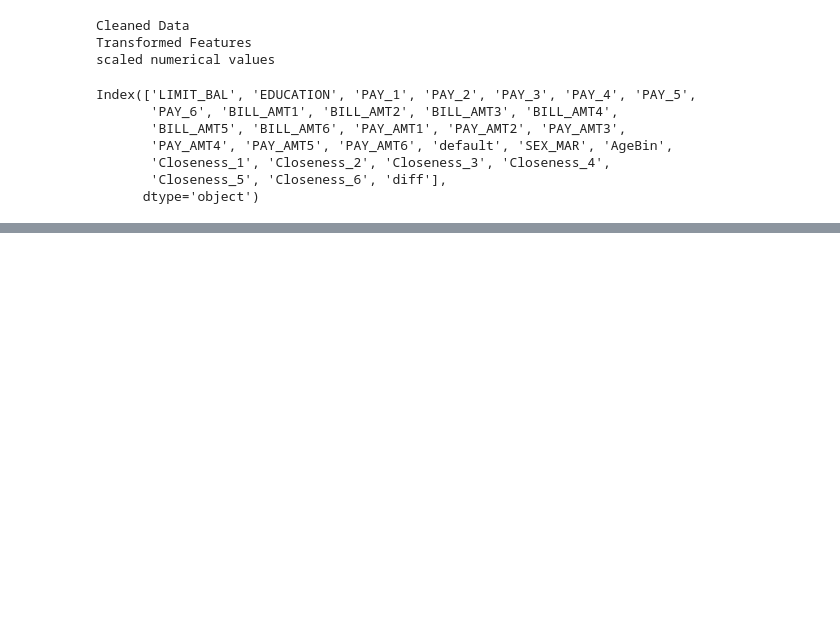
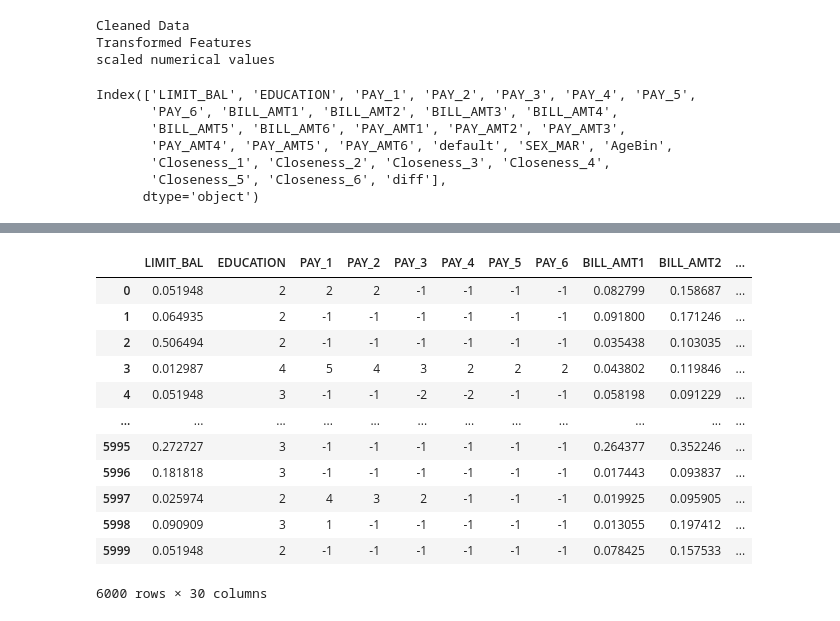
Before and after one commit to kimdanny/Credit-card-default-prediction, a Jupyter notebook: working/Preprocessing_pipeline - danny.ipynb, the cells around one changed output, grey strips where cells are left out. Drawn from its saved outputs; the diff is of its cells as text; code cells hidden in the pictures; blank space fills up the shorter version.

```diff
--- a/working/Preprocessing_pipeline - danny.ipynb
+++ b/working/Preprocessing_pipeline - danny.ipynb
@@ -467,0 +501,16 @@ final_df
+# %%
+test_final
+# %% [output]
+|  | LIMIT_BAL | EDUCATION | PAY_1 | PAY_2 | PAY_3 | PAY_4 | PAY_5 | PAY_6 | BILL_AMT1 | BILL_AMT2 | ... |
+| 0 | 0.051948 | 2 | 2 | 2 | -1 | -1 | -1 | -1 | 0.082799 | 0.158687 | ... |
+| 1 | 0.064935 | 2 | -1 | -1 | -1 | -1 | -1 | -1 | 0.091800 | 0.171246 | ... |
+| 2 | 0.506494 | 2 | -1 | -1 | -1 | -1 | -1 | -1 | 0.035438 | 0.103035 | ... |
+| 3 | 0.012987 | 4 | 5 | 4 | 3 | 2 | 2 | 2 | 0.043802 | 0.119846 | ... |
+| 4 | 0.051948 | 3 | -1 | -1 | -2 | -2 | -1 | -1 | 0.058198 | 0.091229 | ... |
+| ... | ... | ... | ... | ... | ... | ... | ... | ... | ... | ... | ... |
+| 5995 | 0.272727 | 3 | -1 | -1 | -1 | -1 | -1 | -1 | 0.264377 | 0.352246 | ... |
+| 5996 | 0.181818 | 3 | -1 | -1 | -1 | -1 | -1 | -1 | 0.017443 | 0.093837 | ... |
+| 5997 | 0.025974 | 2 | 4 | 3 | 2 | -1 | -1 | -1 | 0.019925 | 0.095905 | ... |
+| 5998 | 0.090909 | 3 | 1 | -1 | -1 | -1 | -1 | -1 | 0.013055 | 0.197412 | ... |
+| 5999 | 0.051948 | 2 | -1 | -1 | -1 | -1 | -1 | -1 | 0.078425 | 0.157533 | ... |
+6000 rows × 30 columns
```
Also changed, not shown: parts of 9 cells of this notebook, 1 other file.
